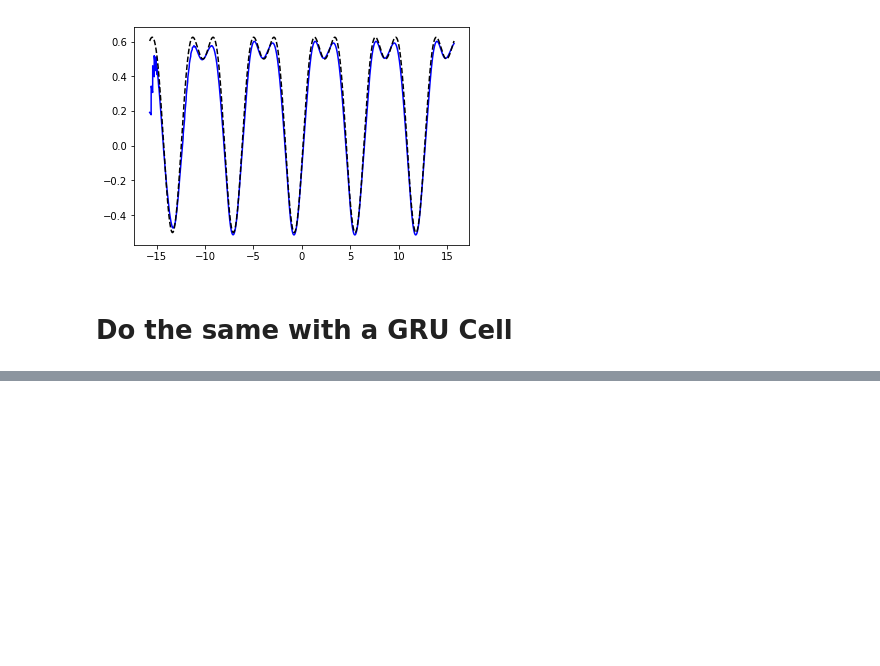
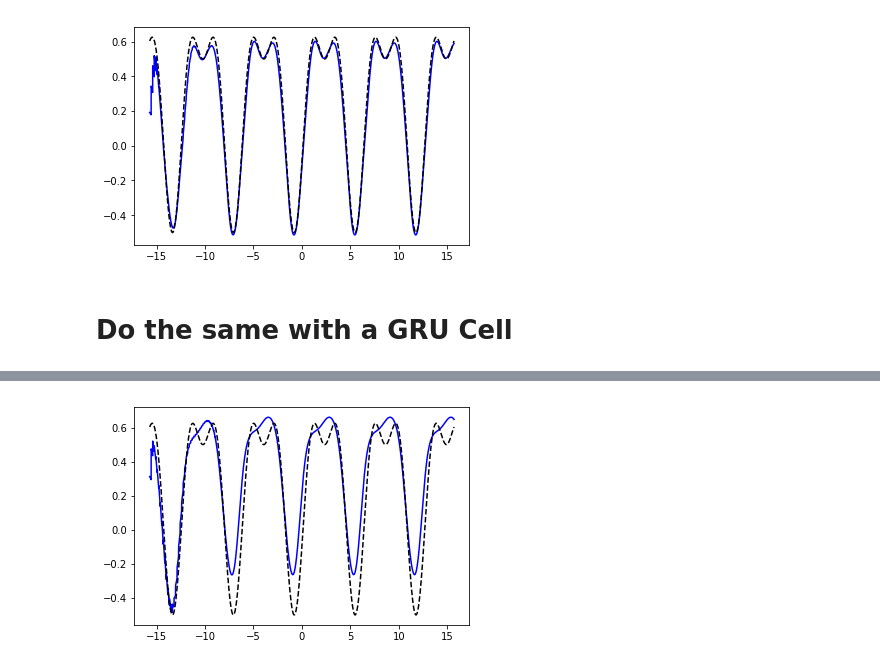
Before and after one commit to bichopaulinho/DeepLearningCourse, a Jupyter notebook: 05_RecurrentNets/12_Intro_RNN-Student-version.ipynb, the cells around one changed output, grey strips where cells are left out. Saved outputs shown, nothing was run; the diff lists cells and outputs as text; code cells hidden in the pictures; blank space fills up the shorter version.

```diff
--- a/05_RecurrentNets/12_Intro_RNN-Student-version.ipynb
+++ b/05_RecurrentNets/12_Intro_RNN-Student-version.ipynb
@@ -244,0 +243,12 @@ plt.show()
+# %%
+K.clear_session()
+model = Sequential()
+model.add(GRU(units = 50,
+             batch_input_shape=(batch_size, tsteps, input_dim),
+             return_sequences = True,
+             stateful = True))
+model.add(GRU(units = 50,
+             return_sequences = False,
+             stateful = True))
+model.add(Dense(1))
+model.compile(optimizer = 'rmsprop', loss = 'mse')
@@ -244,0 +271,7 @@ plt.show()
+# %%
+epochs = 30
+for i in range(epochs):
+    model.fit(x_train_rnn, y_train, batch_size = batch_size,
+              epochs=1,
+              shuffle=False)
+    model.reset_states() # después de cada epoch ha de resetearse, por lo tanto 1
@@ -244,0 +296,9 @@ plt.show()
+# %%
+predicted_output = model.predict(x=x_train_rnn, batch_size=batch_size)
+# %%
+plt.figure()
+plt.plot(x, predicted_output, 'b')
+plt.plot(x, y_train, '--k')
+plt.show()
+# %% [output]
+[figure, added]
```
Also changed, not shown: parts of 3 cells of this notebook, 4 other files.
